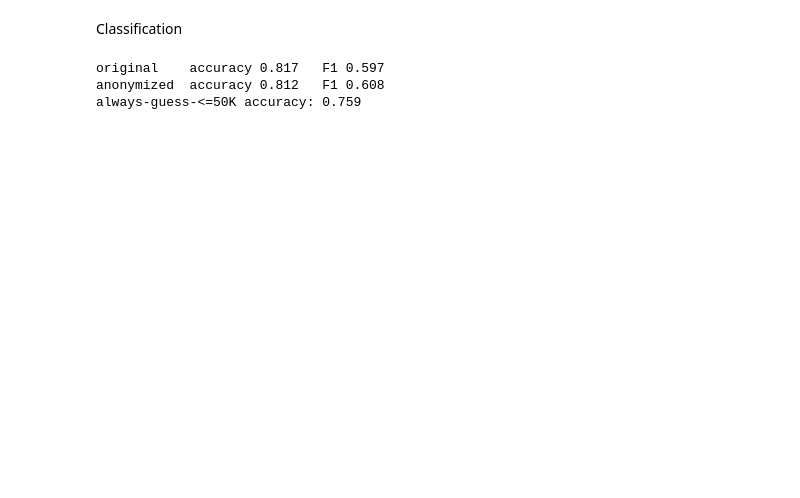
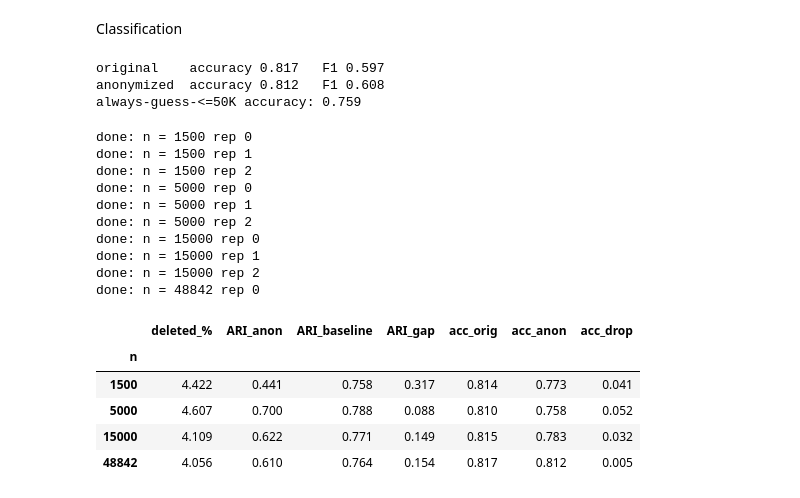
Before and after one commit to Shadid-dev/INSE6180-cluster-anonymization, a Jupyter notebook: INSE6180_cluster_anonymization.ipynb, the cells around one changed output. Saved outputs shown, nothing was run; the diff lists cells and outputs as text; code cells hidden in the pictures; blank space fills up the shorter version.

```diff
--- a/INSE6180_cluster_anonymization.ipynb
+++ b/INSE6180_cluster_anonymization.ipynb
@@ -243,0 +287,31 @@ always-guess-<=50K accuracy: 0.759
+# %%
+exp1 = []
+for n in [1500, 5000, 15000, len(df)]:
+    reps = 3 if n < len(df) else 1
+    for rep in range(reps):
+        sample = df.sample(n=n, random_state=rep) if n < len(df) else df
+        r = run_one(sample, QIS)
+        r["rep"] = rep
+        exp1.append(r)
+        print("done: n =", n, "rep", rep)
+
+exp1 = pd.DataFrame(exp1)
+exp1.groupby("n")[["deleted_%", "ARI_anon", "ARI_baseline", "ARI_gap",
+                   "acc_orig", "acc_anon", "acc_drop"]].mean().round(3)
+# %% [output]
+done: n = 1500 rep 0
+done: n = 1500 rep 1
+done: n = 1500 rep 2
+done: n = 5000 rep 0
+done: n = 5000 rep 1
+done: n = 5000 rep 2
+done: n = 15000 rep 0
+done: n = 15000 rep 1
+done: n = 15000 rep 2
+done: n = 48842 rep 0
+|  | deleted_% | ARI_anon | ARI_baseline | ARI_gap | acc_orig | acc_anon | acc_drop |
+| n |  |  |  |  |  |  |  |
+| 1500 | 4.422 | 0.441 | 0.758 | 0.317 | 0.814 | 0.773 | 0.041 |
+| 5000 | 4.607 | 0.700 | 0.788 | 0.088 | 0.810 | 0.758 | 0.052 |
+| 15000 | 4.109 | 0.622 | 0.771 | 0.149 | 0.815 | 0.783 | 0.032 |
+| 48842 | 4.056 | 0.610 | 0.764 | 0.154 | 0.817 | 0.812 | 0.005 |
```
Also changed, not shown: parts of 8 cells of this notebook.
